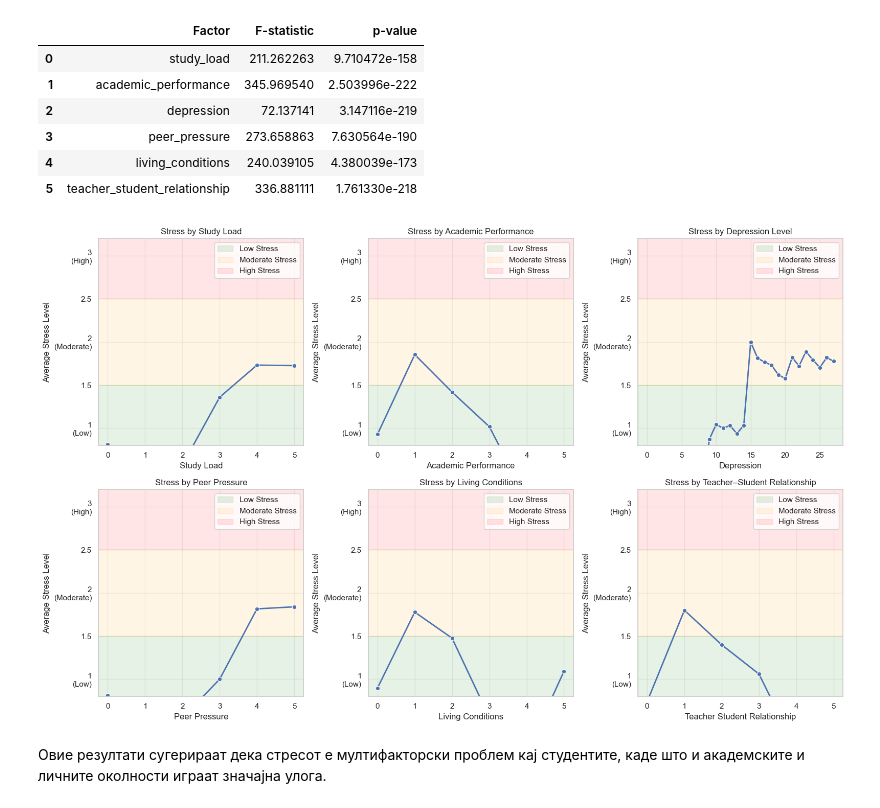
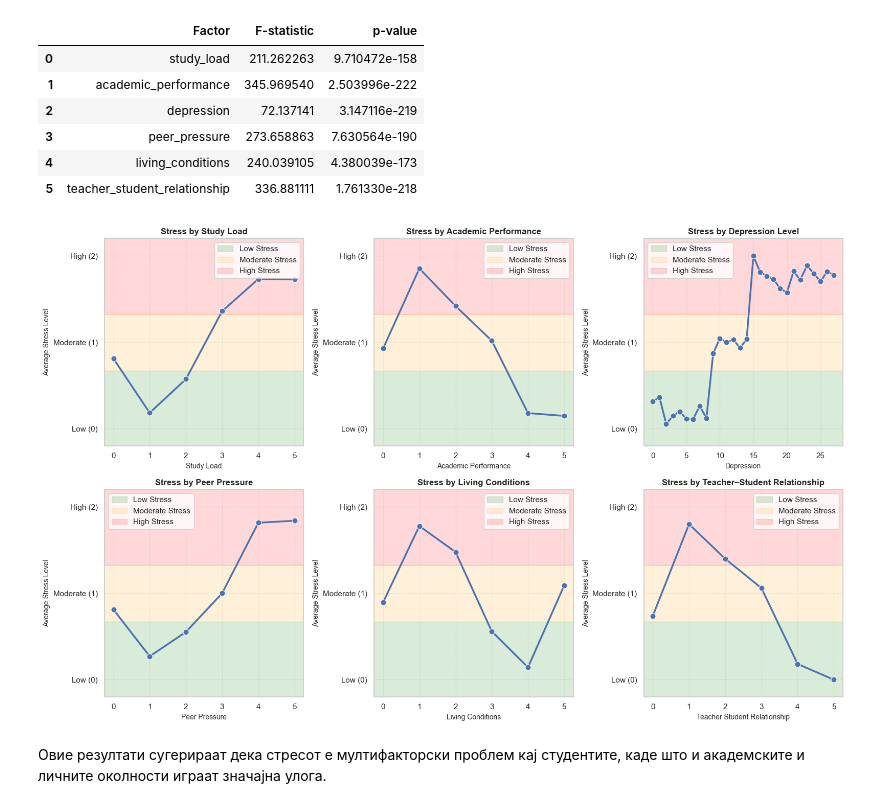
Before and after one commit to stojanovs/student_stress_monitoring, a Jupyter notebook: Student_Stress_Analysis.ipynb, the cells around one changed output. Cells and saved outputs as stored; diff of their text form; code cells hidden in the pictures.

```diff
--- a/Student_Stress_Analysis.ipynb
+++ b/Student_Stress_Analysis.ipynb
@@ -441,45 +441,47 @@ factors = [
 titles = [
     "Stress by Study Load",
     "Stress by Academic Performance",
     "Stress by Depression Level",
     "Stress by Peer Pressure",
     "Stress by Living Conditions",
     "Stress by Teacher–Student Relationship"
 ]
 
 plt.figure(figsize=(16, 10))
 
 for i, factor in enumerate(factors):
     avg_df = df.groupby(factor)['stress_level'].mean().reset_index()
 
     plt.subplot(2, 3, i+1)
 
-    # Бојни зони
-    plt.axhspan(0, 1.5, color='green', alpha=0.1, label='Low Stress')
-    plt.axhspan(1.5, 2.5, color='orange', alpha=0.1, label='Moderate Stress')
-    plt.axhspan(2.5, 3.5, color='red', alpha=0.1, label='High Stress')
+    # Бојни зони - ПРАВИЛНИ граници за 0-2
+    plt.axhspan(-0.2, 0.67, color='green', alpha=0.15, label='Low Stress')
+    plt.axhspan(0.67, 1.33, color='orange', alpha=0.15, label='Moderate Stress')
+    plt.axhspan(1.33, 2.2, color='red', alpha=0.15, label='High Stress')
 
+    # Линија
     sns.lineplot(
         x=factor,
         y='stress_level',
         data=avg_df,
         marker='o',
-        linewidth=2
+        linewidth=2.5,
+        markersize=8
     )
 
-    plt.title(titles[i])
-    plt.xlabel(factor.replace("_", " ").title())
-    plt.ylabel("Average Stress Level")
+    plt.title(titles[i], fontsize=12, fontweight='bold')
+    plt.xlabel(factor.replace("_", " ").title(), fontsize=10)
+    plt.ylabel("Average Stress Level", fontsize=10)
 
-    plt.yticks([1, 1.5, 2, 2.5, 3], ['1\n(Low)', '1.5', '2\n(Moderate)', '2.5', '3\n(High)'])
-    plt.ylim(0.8, 3.2)
+    plt.ylim(-0.2, 2.2)
+    plt.yticks([0, 1, 2], ['Low (0)', 'Moderate (1)', 'High (2)'])
 
-    plt.grid(True, alpha=0.3)
+    plt.grid(True, alpha=0.3, linestyle='--')
 
 plt.tight_layout()
 plt.show()
 # %% [output]
-[figure, old version]
+[figure, new version]
 # %% [markdown]
 Овие резултати сугерираат дека стресот е мултифакторски проблем кај студентите, каде што и академските и личните околности играат значајна улога.
 # %% [markdown]
```
Also changed, not shown: parts of 1 cell of this notebook.
